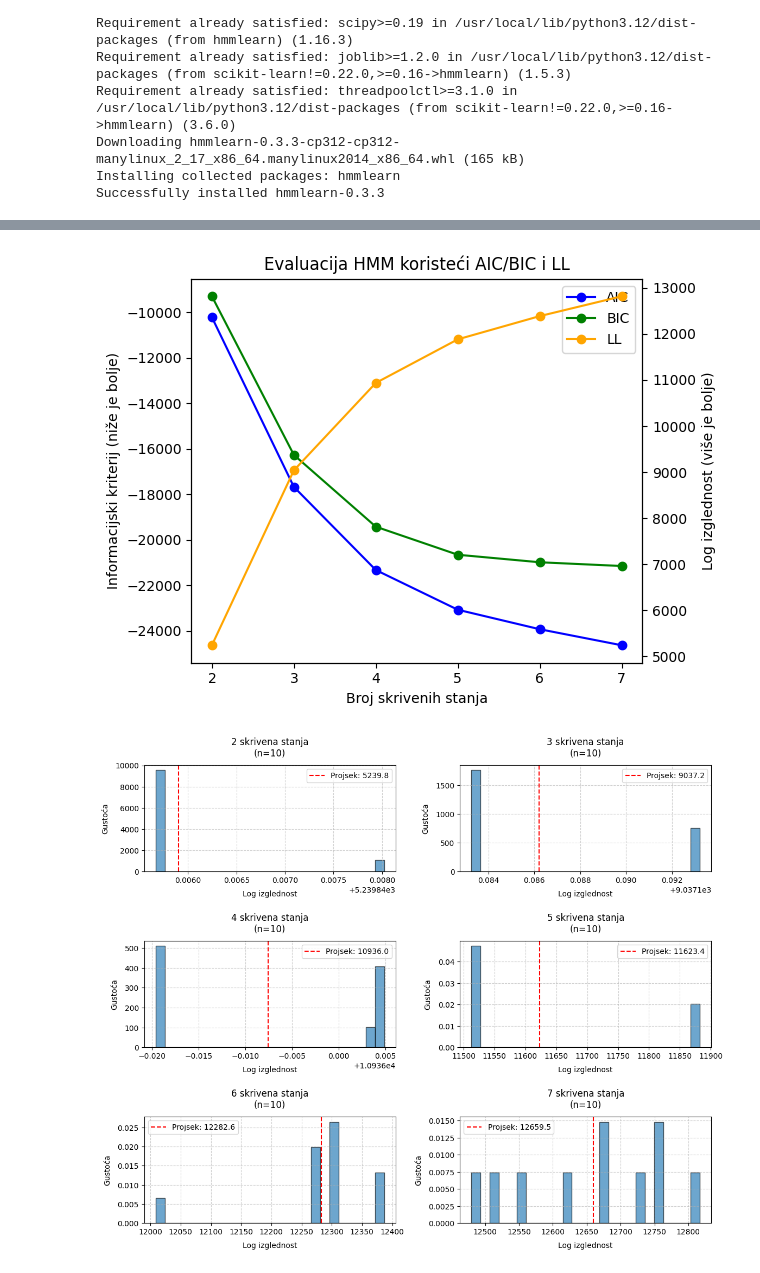
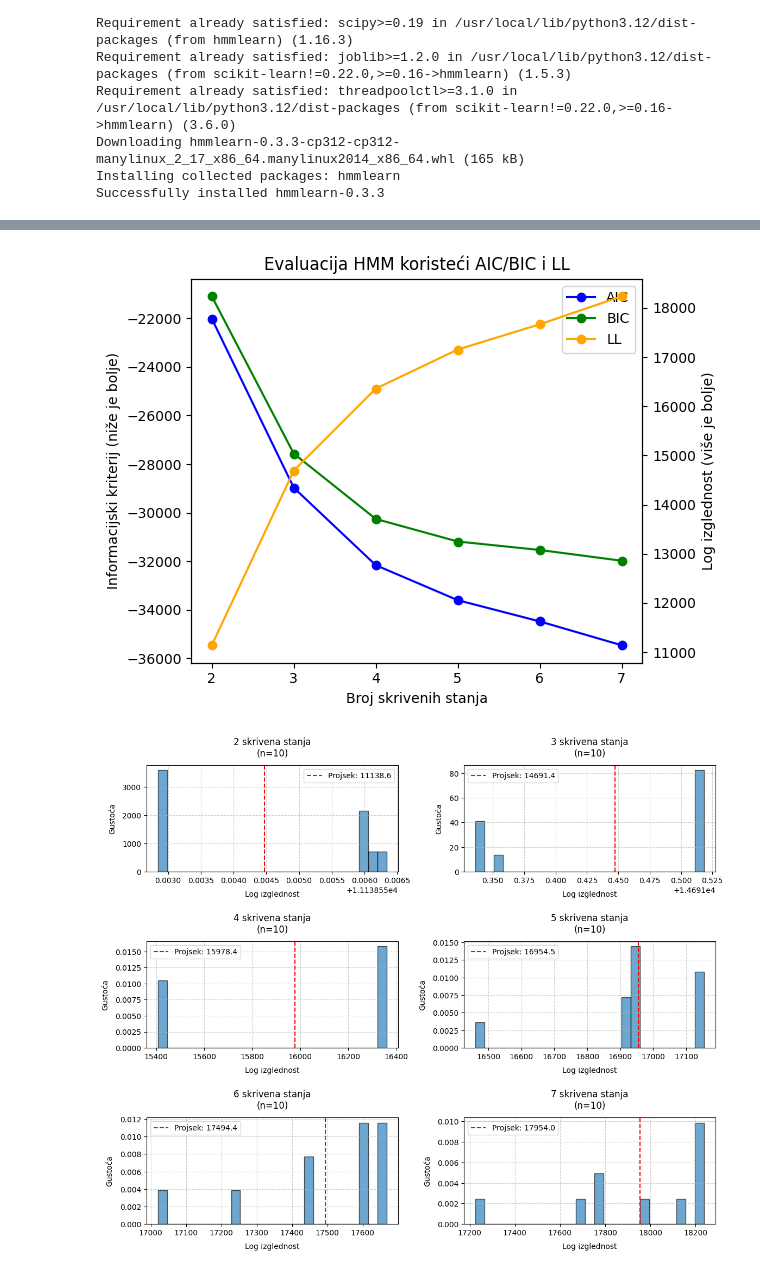
Before and after one commit to evucelic/Diplomski-Projekt, a Jupyter notebook: main.ipynb, the cells around one changed output, grey strips where cells are left out. Drawn from its saved outputs; the diff is of its cells as text; code cells hidden in the pictures.

Commit message:
hmm regime prediction graphs on entire train+test latents

```diff
--- a/main.ipynb
+++ b/main.ipynb
@@ -85,7 +87,7 @@ from sklearn.model_selection import TimeSeriesSplit
 max_years_lookback = 30
 
 tscv_y = TimeSeriesSplit(n_splits=30, max_train_size=max_years_lookback*252, test_size=252)
-tscv_q = TimeSeriesSplit(n_splits=20, max_train_size=max_years_lookback*252, test_size=63)
+tscv_q = TimeSeriesSplit(n_splits=20, max_train_size=max_years_lookback*252, test_size=63+50)
 tscv_m = TimeSeriesSplit(n_splits=10, max_train_size=max_years_lookback*252, test_size=21)
 # %%
 import torch
@@ -705,14 +707,14 @@ WARNING:hmmlearn.base:Model is not converging.  Current: 12729.017278385236 is n
 # %%
-fold_idx = 0
+fold_idx = 2
 
 plot_selection(
     ns=[2, 3, 4, 5, 6, 7],
     aic=hmm_results[fold_idx]['aic'],
     bic=hmm_results[fold_idx]['bic'],
     lls=hmm_results[fold_idx]['lls']
 )
 
 plot_ll_histograms(models=hmm_results[fold_idx]['all_models'])
 # %% [output]
-[figure, old version]
+[figure, new version]
-[figure, old version]
+[figure, new version]
```
Also changed, not shown: parts of 9 cells of this notebook.
